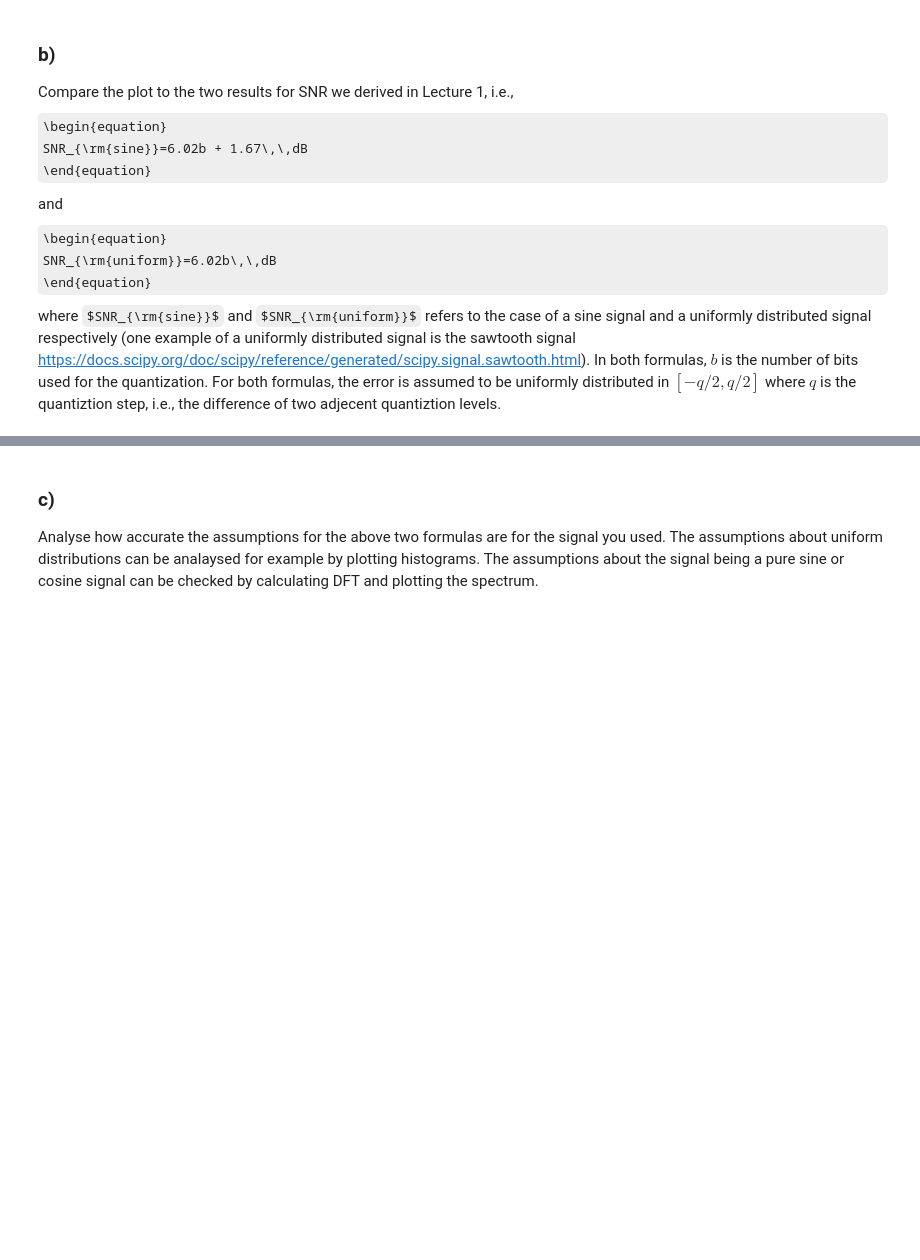
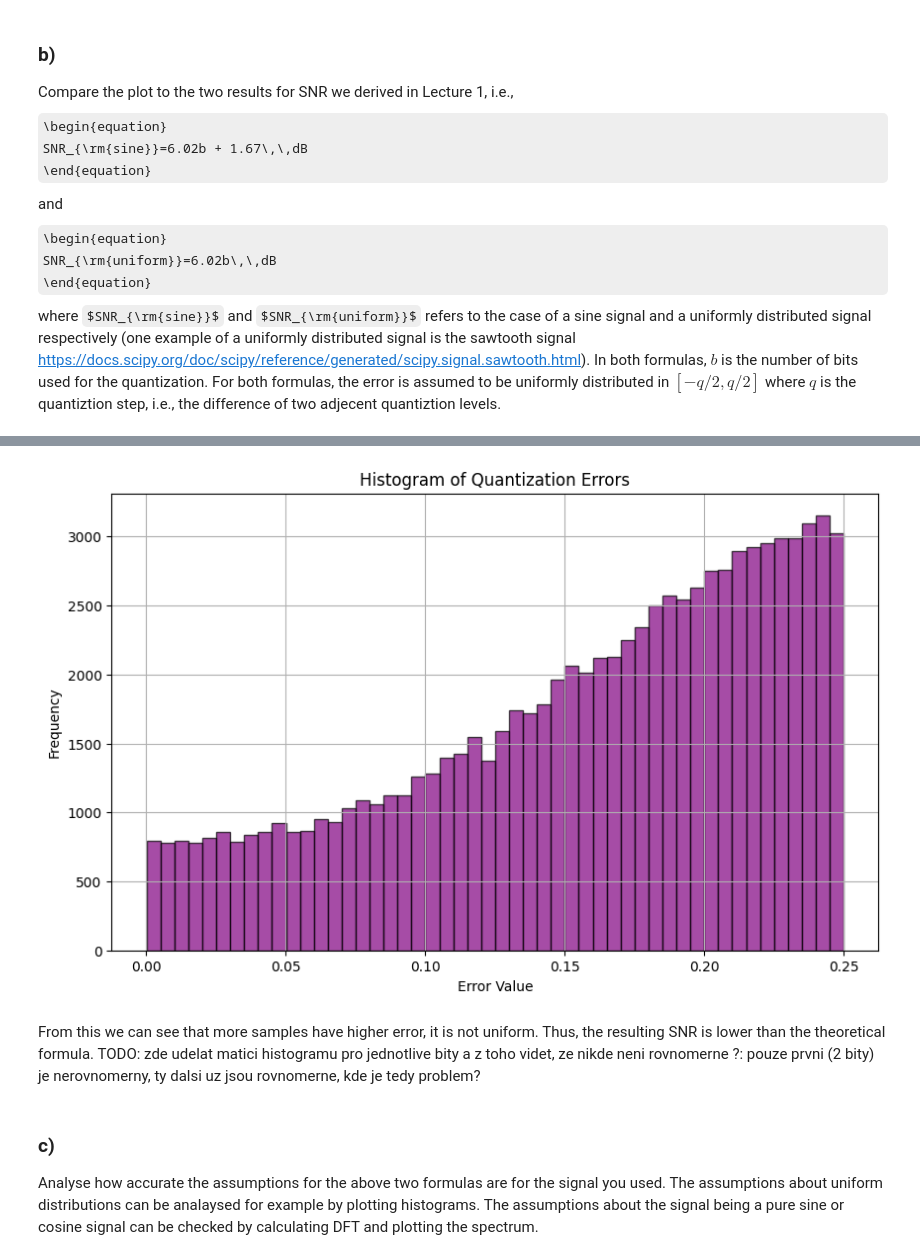
Before and after one commit to LukasFoltyn/czsa-first-homework, a Jupyter notebook: CZSa_2024_HW1.ipynb, the cells around one changed output, grey strips where cells are left out. Drawn from its saved outputs; the diff is of its cells as text; code cells hidden in the pictures; some formulas as TeX source; blank space fills up the shorter version.

```diff
--- a/CZSa_2024_HW1.ipynb
+++ b/CZSa_2024_HW1.ipynb
@@ -131,3 +159,18 @@ where $SNR_{\rm{sine}}$ and $SNR_{\rm{uniform}}$ refers to the case of a sine si
+# %%
+# Plot the histogram of quantization errors
+plt.figure(figsize=(10, 6))
+plt.hist(np.abs(err_values[-7]), bins=50, color='purple', edgecolor='black', alpha=0.7)
+plt.title('Histogram of Quantization Errors')
+plt.xlabel('Error Value')
+plt.ylabel('Frequency')
+plt.grid(True)
+plt.show()
+# %% [output]
+[figure, added]
+# %% [markdown]
+From this we can see that more samples have higher error, it is not uniform. Thus, the resulting SNR is lower than the theoretical formula.
+TODO: zde udelat matici histogramu pro jednotlive bity a z toho videt, ze nikde neni rovnomerne
+?: pouze prvni (2 bity) je nerovnomerny, ty dalsi uz jsou rovnomerne, kde je tedy problem?
 # %% [markdown]
 ### c)
 Analyse how accurate the assumptions for the above two formulas are for the signal you used. The assumptions about uniform distributions can be analaysed for example by plotting histograms. The assumptions about the signal being a pure sine or cosine signal can be checked by calculating DFT and plotting the spectrum.
```
Also changed, not shown: parts of 8 cells of this notebook.
